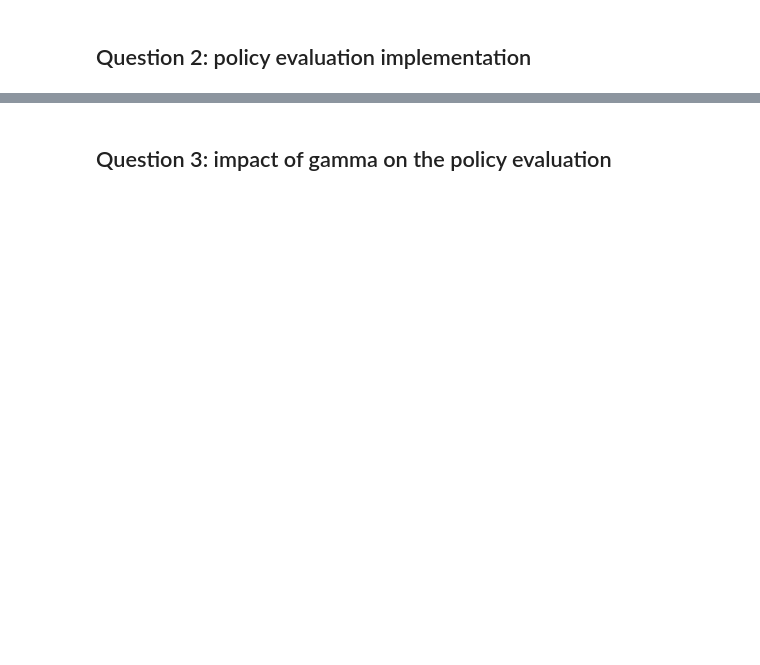
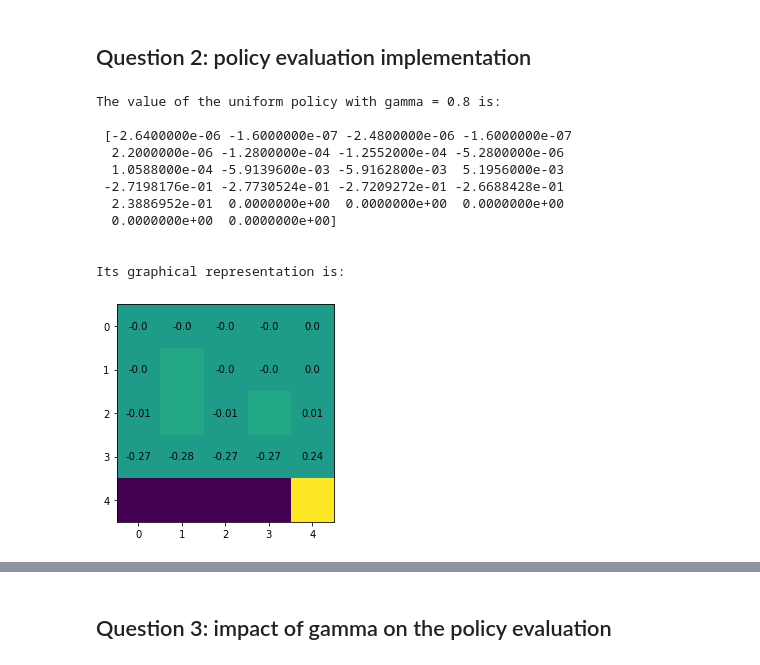
Before and after one commit to bishr-ab/ReinforcementLearning, a Jupyter notebook: DynamicProgGridWorldPS.ipynb, the cells around one changed output, grey strips where cells are left out. Cells and saved outputs as stored; diff of their text form; code cells hidden in the pictures; blank space fills up the shorter version.

```diff
--- a/DynamicProgGridWorldPS.ipynb
+++ b/DynamicProgGridWorldPS.ipynb
@@ -324,7 +324,8 @@ class GridWorld(object):
     return absorbing
 
 
-  # [Action required]
+
+  # DONE
   def fill_in_transition(self):
     """
     Compute the transition matrix of the grid
@@ -332,10 +333,10 @@ class GridWorld(object):
     output: T {np.array} -- the transition matrix of the grid
     """
     T = np.zeros((self.state_size, self.state_size, self.action_size)) # Empty matrix of dimension S*S*A
-    for action in range (self.action_size):
+    for action in range(self.action_size):
       for outcome in range(len(self.direction_names)):
         if action == outcome:
-          prob = self.prob_success # MS said it could be 1 - 3(1-prob_success)/3 to guarantee sum of 1 in probability and avoid rounding error, but theoritically this is correct
+          prob = 1.0-((3.0*self.prob_success)/3.0) # MS said it could be 1 - 3(1-prob_success)/3 to guarantee sum of 1 in probability and avoid rounding error, but theoritically this is correct
         else:
           prob = (1.0-self.prob_success)/3.0 # as per problem statement, (1-p)/3 if not designated action
 
@@ -343,11 +344,11 @@ class GridWorld(object):
         for prior_state in range(self.state_size):
           if not self.absorbing[0, prior_state]:
             post_state = int(self.neighbours[prior_state,outcome])
-            T[prior_state, post_state, action] += prob # I assume this is equivalent to T[prior_state, post_state, action] = T[prior_state, post_state, action] + prob
+            T[prior_state, post_state, action] = T[prior_state, post_state, action] + prob # I assume this is equivalent to T[prior_state, post_state, action] += prob but dont think so
             # 3rd dimension of t matrix corresponds to actions
     return T
 
-  # [Action required]
+  # DONE
   def fill_in_reward(self):
     """
     Compute the reward matrix of the grid
@@ -360,15 +361,16 @@ class GridWorld(object):
     # So we only really want to fill in the reward matrix for the absorbing states
 
     for i in range(len(self.absorbing_rewards)):
-      state_absorbing_reward = self.get_state_from_loc(self.absorbing_loc[i]) # This gets me the locations of the absorbing states, and then converts them into states.
+      state_absorbing_reward = self.get_state_from_loc(self.absorbing_locs[i]) # This gets me the locations of the absorbing states, and then converts them into states.
       # R = [pre reward (irrelevant), post reward (relevant), action (irrelevant)]
       R[:,state_absorbing_reward,:] = self.absorbing_rewards[i]
-
     return R
 
 
 
-  # [Action required]
+
+
+  # DONE
   def policy_evaluation(self, policy, threshold = 0.0001, gamma = 0.8):
     """
     Policy evaluation on GridWorld
@@ -387,13 +389,26 @@ class GridWorld(object):
 
     # Initialisation
     delta = 2*threshold # Ensure delta is bigger than the threshold to start the loop
-    V = np.zeros(self.state_size) # Initialise value function to 0
+    V = np.zeros(self.state_size) # Initialise value function to 0 and stick with it
     epoch = 0
+    VNew = np.copy(V) # Make copy which we use to store update on
 
-    ####
-    # Add your code here
-    # Hint! You might need: self.state_size, self.action_size, self.T, self.R, self.absorbing
-    ####
+    # Apply iterative policy evaluation from MDP lecture
+
+    while delta > threshold:
+      epoch+=1
+
+      for priorState in range(self.state_size):
+        if not self.absorbing[0, priorState]:
+          tmpV = 0
+          for action in range(self.action_size):
+            tmpQ = 0
+            for postState in range(self.state_size):
+              tmpQ = tmpQ + (self.T[priorState, postState, action]*(self.R[priorState, postState, action]+(gamma*V[postState])))
+            tmpV = policy[priorState, action]*tmpQ
+          VNew[priorState] = tmpV
+      delta = max(abs(V-VNew))
+      V = np.copy(VNew)
 
     return V, epoch
 
@@ -454,6 +469,8 @@ class GridWorld(object):
     # Hint! You might need: self.state_size, self.action_size, self.T, self.R, self.absorbing
     ####
 
+
+
     return policy, V, epochs
 # %% [markdown]
 ## Question 1: Grid World Definition
@@ -474,20 +498,33 @@ print("The probability to go from state 0 to state 1 with action 0 (N) is:", gri
 # %%
 ### Question 2: policy evaluation implementation
 
 # Define the policy
 Policy = np.zeros((grid.state_size, grid.action_size))
 Policy = Policy + 0.25
 
 # Do not plot a graphical representation for this policy as it is fully random
 #print("Considering the uniform (unbiased) policy:\n\n {}".format(Policy))
 
 # Policy evaluation with threshold = 0.001 and gamma = 0.8
-V, epochs = grid.policy_evaluation(Policy, threshold = 0.001, gamma = 0.8)
+V, epochs = grid.policy_evaluation(Policy, threshold = 0.0001, gamma = 0.8)
 
 # Plot value function
 print("The value of the uniform policy with gamma = 0.8 is:\n\n {}".format(V))
 print("\n\nIts graphical representation is:\n")
 grid.graphics.draw_value(V)
 
 # Plot number of epochs
 print("\nIt took {} epochs".format(epochs))
+# %% [output]
+The value of the uniform policy with gamma = 0.8 is:
+
+ [-2.6400000e-06 -1.6000000e-07 -2.4800000e-06 -1.6000000e-07
+  2.2000000e-06 -1.2800000e-04 -1.2552000e-04 -5.2800000e-06
+  1.0588000e-04 -5.9139600e-03 -5.9162800e-03  5.1956000e-03
+ -2.7198176e-01 -2.7730524e-01 -2.7209272e-01 -2.6688428e-01
+  2.3886952e-01  0.0000000e+00  0.0000000e+00  0.0000000e+00
+  0.0000000e+00  0.0000000e+00]
+
+
+Its graphical representation is:
+[figure, added]
```
Also changed, not shown: parts of 3 cells of this notebook.
